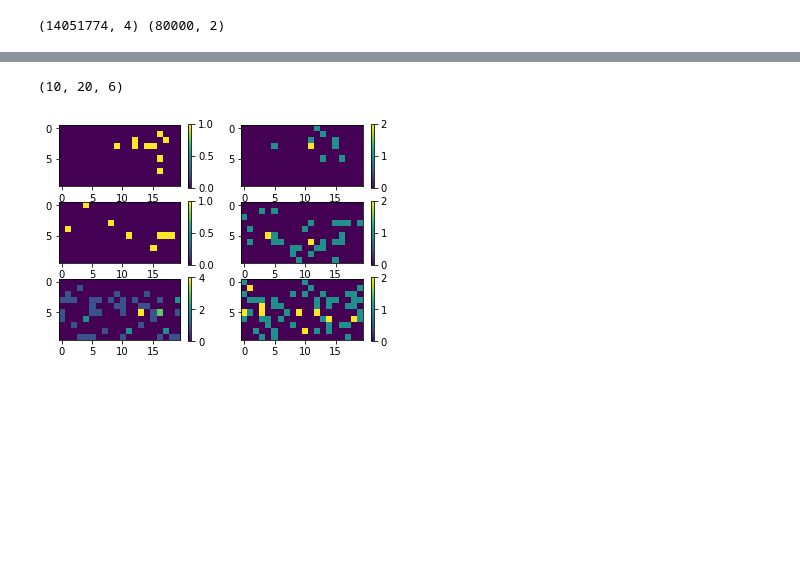
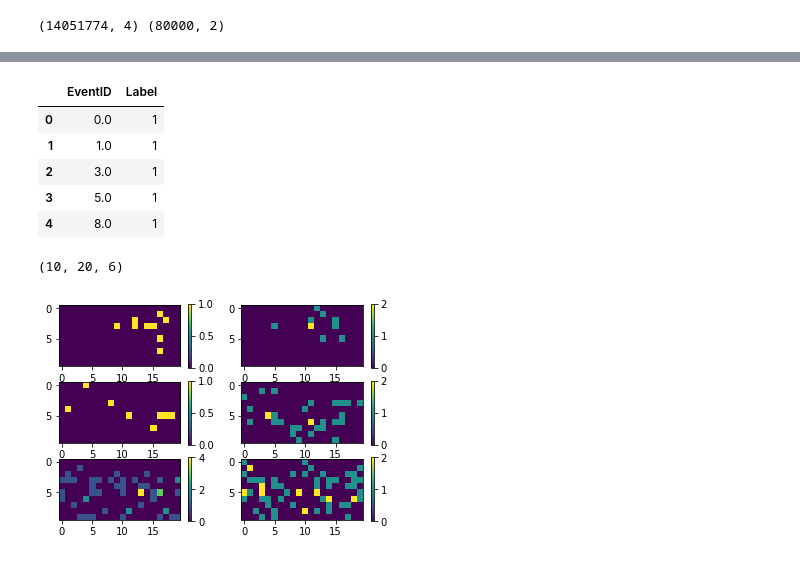
Before and after one commit to CarloGiorgio/carlogiorgio, a Jupyter notebook: Progetto/Progetto.ipynb, the cells around one changed output, grey strips where cells are left out. Saved outputs shown, nothing was run; the diff lists cells and outputs as text; code cells hidden in the pictures; blank space fills up the shorter version.

```diff
--- a/Progetto/Progetto.ipynb
+++ b/Progetto/Progetto.ipynb
@@ -51,3 +56,12 @@ array([     0.,      0.,      0., ..., 119998., 119998., 119998.])
+# %%
+label.head()
+# %% [output]
+|  | EventID | Label |
+| 0 | 0.0 | 1 |
+| 1 | 1.0 | 1 |
+| 2 | 3.0 | 1 |
+| 3 | 5.0 | 1 |
+| 4 | 8.0 | 1 |
 # %%
 ## Funzione creazione immagine
 ## Prende il dataset, lo divide per tipologie di eventi e in seguito conta
```
Also changed, not shown: parts of 10 cells of this notebook.
